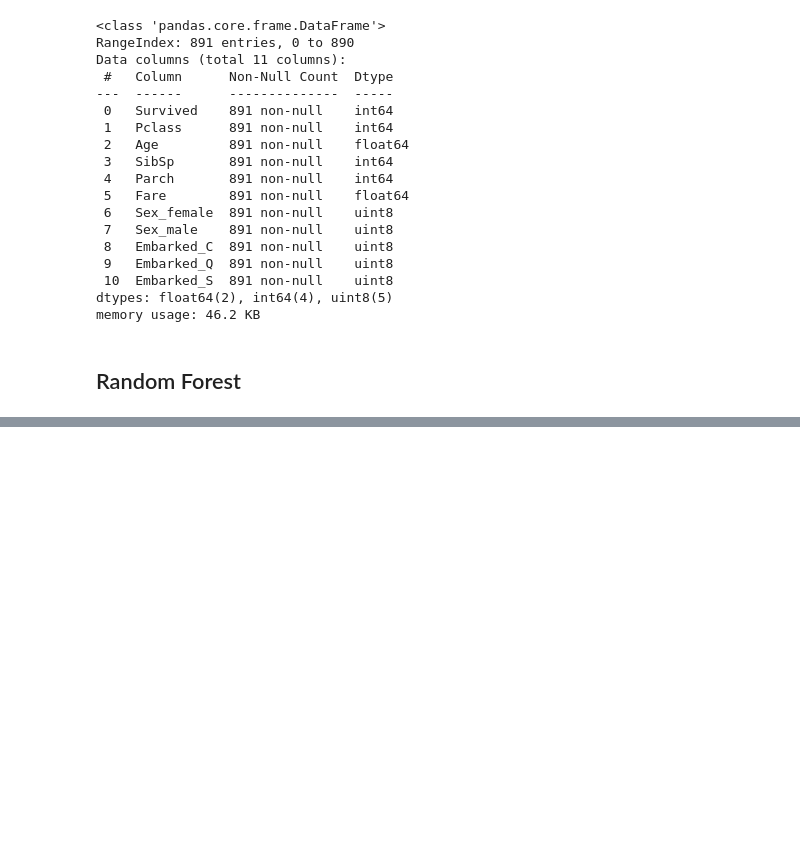
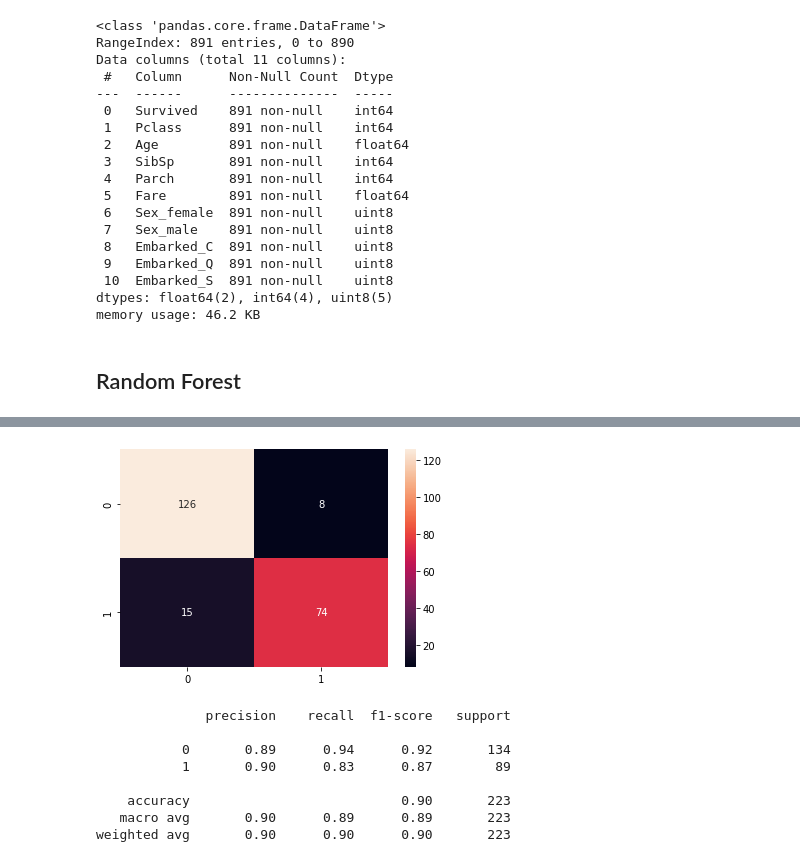
Before and after one commit to lusilve44/Random-Forest-Project, a Jupyter notebook: src/explore.ipynb, the cells around one changed output, grey strips where cells are left out. Cells and saved outputs as stored; diff of their text form; code cells hidden in the pictures; blank space fills up the shorter version.

```diff
--- a/src/explore.ipynb
+++ b/src/explore.ipynb
@@ -187,0 +229,10 @@ SyntaxError: invalid syntax (1763543092.py, line 1)
+# %%
+clf2 = RandomForestClassifier(random_state= 42)
+
+max_depth = [6, 8, 10, 12, 14, 16, 18]
+min_samples_split = [8, 12, 16, 20, 24]
+criterion = ['gini', 'entropy']
+
+grid = dict(max_depth = max_depth, min_samples_split = min_samples_split, criterion = criterion)
+grid_search = GridSearchCV(estimator = clf2, param_grid = grid, n_jobs = -1, cv = 5)
+grid_search_result = grid_search.fit(X, y)
@@ -187,0 +243,19 @@ SyntaxError: invalid syntax (1763543092.py, line 1)
+# %%
+clf_gscv = grid_search_result.best_estimator_
+# %%
+y_pred_gscv = clf_gscv.predict(X_test)
+# %%
+sns.heatmap(confusion_matrix(y_test,y_pred_gscv), annot= True , fmt='d')
+plt.show()
+
+print(classification_report(y_test,y_pred_gscv))
+# %% [output]
+[figure, added]
+              precision    recall  f1-score   support
+
+           0       0.89      0.94      0.92       134
+           1       0.90      0.83      0.87        89
+
+    accuracy                           0.90       223
+   macro avg       0.90      0.89      0.89       223
+weighted avg       0.90      0.90      0.90       223
```
Also changed, not shown: parts of 25 cells of this notebook.
